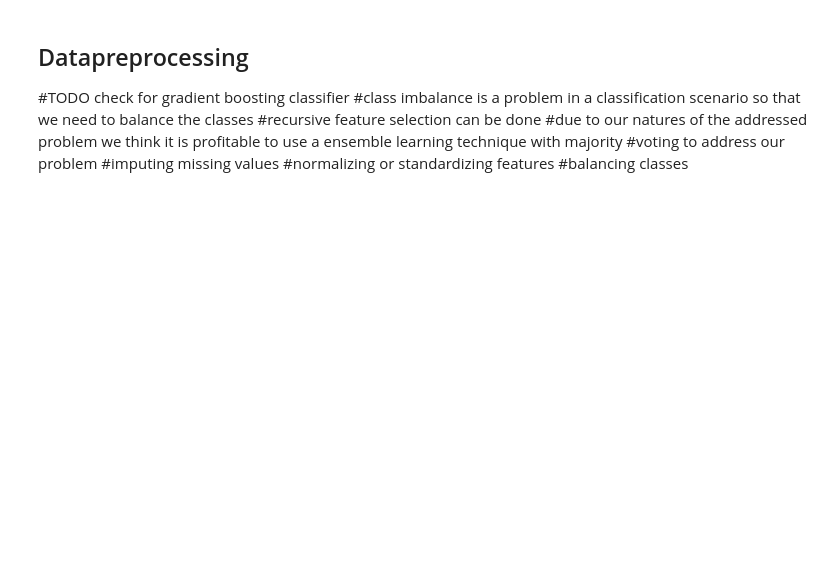
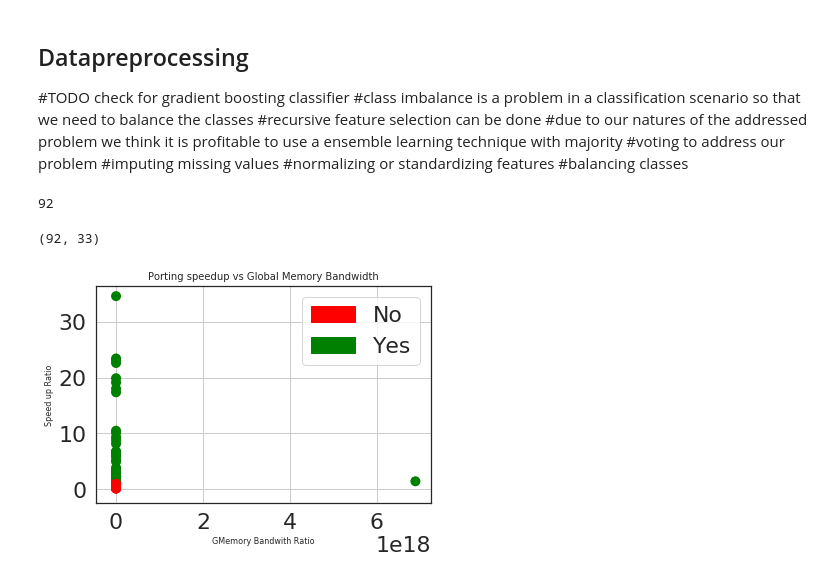
Before and after one commit to rameshka/FYP_GPU_ML, a Jupyter notebook: EDA.ipynb, the cells around one changed output. Cells and saved outputs as stored; diff of their text form; code cells hidden in the pictures; blank space fills up the shorter version.

```diff
--- a/EDA.ipynb
+++ b/EDA.ipynb
@@ -82,3 +111,64 @@ plt.show()
 #imputing missing values
 #normalizing or standardizing features
 #balancing classes
+# %%
+samples = len(Weighted_X.index)
+print samples
+# %% [output]
+92
+# %%
+%%script false
+min_max_scaler = preprocessing.MinMaxScaler()#(df[['instructionCount','blocks','pages',
+                                      #    'ilp32','ilp256','ilp2048','ilp65536','probsize']])
+dfTest = min_max_scaler.fit_transform(df[['instructionCount','blocks','pages',
+'ilp32','ilp256','ilp2048','ilp65536','probsize']])
+
+X_train = df.drop(['CPU Time','GPU Time','Class','dataSet','Input','instructionCount','ilp32','ilp32'
+                ,'ilp256','ilp2048','ilp65536','pages','blocks','coldref','reuseDist2','probsize'],axis=1)
+
+X_train['instructionCount'] = pd.DataFrame({'instructionCount':dfTest[:,0]})
+X_train['blocks']           = pd.DataFrame({'blocks':dfTest[:,1]})
+X_train['pages']            = pd.DataFrame({'pages':dfTest[:,2]})
+X_train['ilp32']            = pd.DataFrame({'ilp32':dfTest[:,3]})
+X_train['ilp256']           = pd.DataFrame({'ilp256':dfTest[:,4]})
+X_train['ilp2048']          = pd.DataFrame({'ilp2048':dfTest[:,5]})
+X_train['ilp65536']         = pd.DataFrame({'ilp65536':dfTest[:,6]})
+X_train['probsize']         = pd.DataFrame({'probsize':dfTest[:,6]})
+
+X_train.head()
+
+print X_train.shape
+# %% [output]
+(92, 33)
+# %%
+GMemoryB=np.array(Weighted_X['gMemBw'])
+class_A = np.array(Weighted_X['Class'])
+
+yes = 0
+no =0
+
+for i in range(0,samples-1):
+    x, y = [GMemoryB[i] , ratio[i]]
+    scale = 100.0
+    # determine color
+    class_ = class_A[i]
+    color = ""
+    if ratio[i] >= float(100/80):#9 percentage considered here
+        color = "green"
+        yes = yes + 1
+    else:
+        color = "red"
+        no = no + 1
+    plt.scatter(x, y, s=scale, c=color, alpha=1, edgecolor="none")
+
+# Legend
+red_patch = mpatches.Patch(color='red', label='No')
+green_patch = mpatches.Patch(color='green', label='Yes')
+plt.legend(handles=[red_patch, green_patch])
+plt.title("Porting speedup vs Global Memory Bandwidth", fontsize=10)
+plt.xlabel(r'GMemory Bandwith Ratio', fontsize=8)
+plt.ylabel(r'Speed up Ratio', fontsize=8)
+plt.grid(True)
+plt.show()
+# %% [output]
+[figure, added]
```
Also changed, not shown: parts of 15 cells of this notebook.
